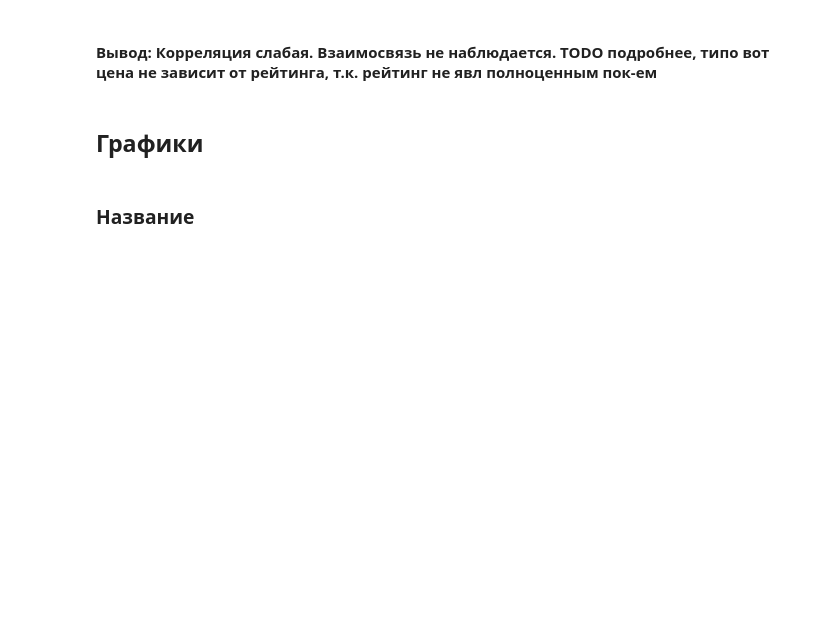
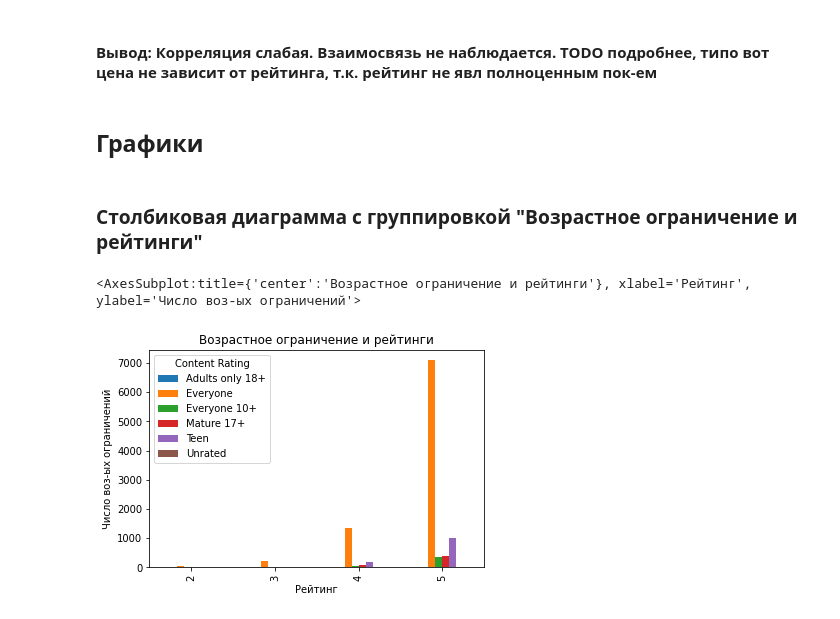
Before and after one commit to AlexeyShalaev/GooglePlayDataset, a Jupyter notebook: data_research.ipynb, the cells around one changed output. Drawn from its saved outputs; the diff is of its cells as text; code cells hidden in the pictures; blank space fills up the shorter version.

```diff
--- a/data_research.ipynb
+++ b/data_research.ipynb
@@ -417,5 +417,10 @@ df['Rating'].corr(df['Price'])
 #### Вывод: Корреляция слабая. Взаимосвязь не наблюдается. TODO подробнее, типо вот цена не зависит от рейтинга, т.к. рейтинг не явл полноценным пок-ем
 # %% [markdown]
 ## Графики
-# %% [markdown]
-### Название
+# %% [markdown]
+### Cтолбиковая диаграмма с группировкой "Возрастное ограничение и рейтинги"
+# %%
+df.groupby(['Rating'])['Content Rating'].value_counts().unstack().plot(kind='bar', title = 'Возрастное ограничение и рейтинги', xlabel='Рейтинг', ylabel='Число воз-ых ограничений')
+# %% [output]
+<AxesSubplot:title={'center':'Возрастное ограничение и рейтинги'}, xlabel='Рейтинг', ylabel='Число воз-ых ограничений'>
+[figure, added]
```
Also changed, not shown: parts of 24 cells of this notebook.
